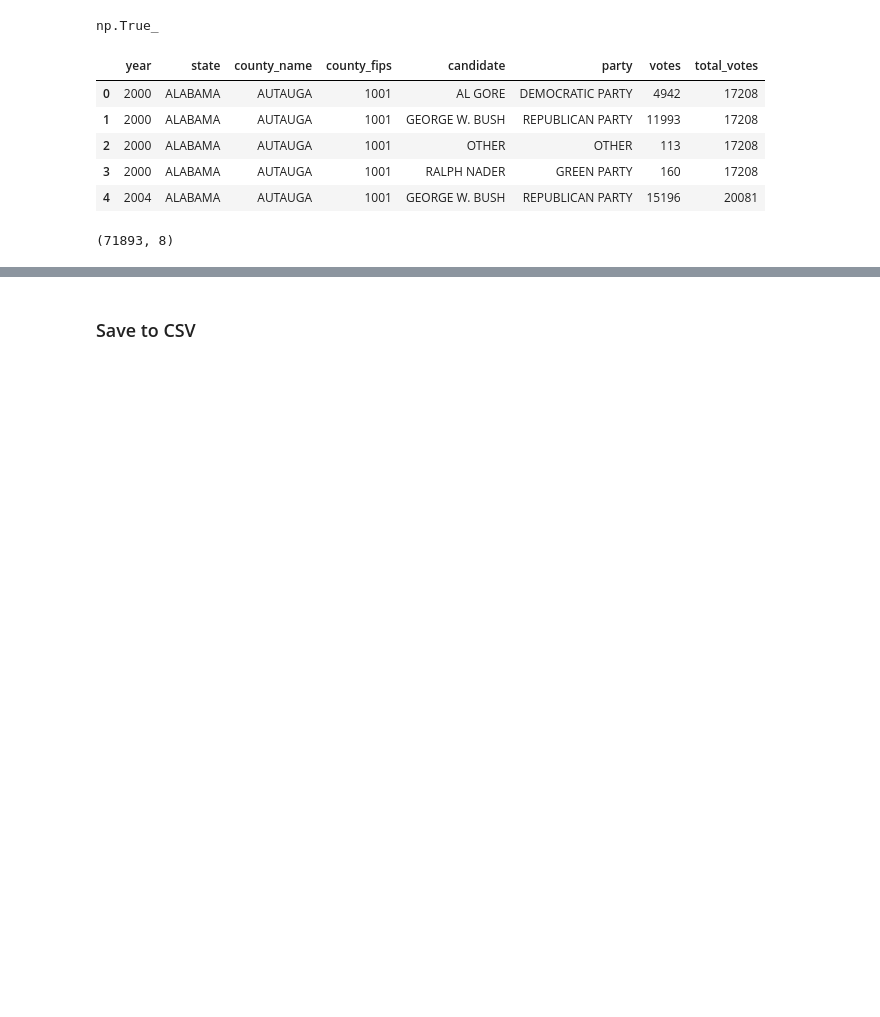
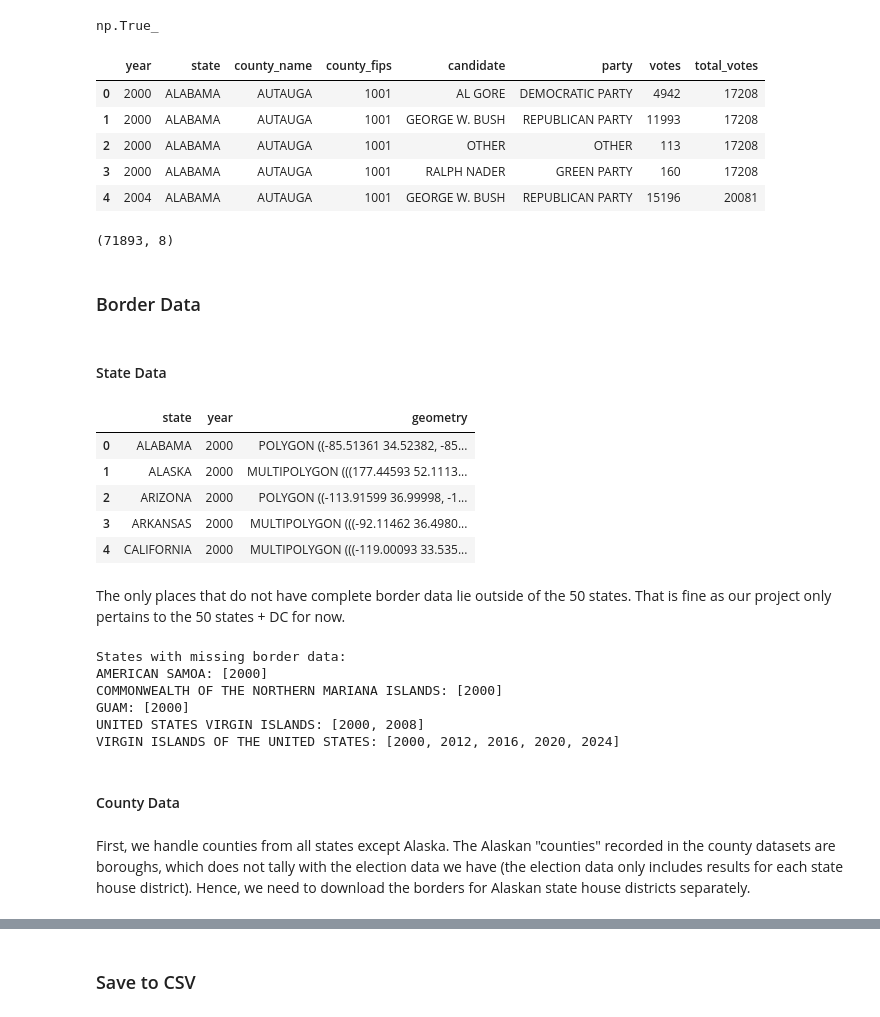
Before and after one commit to chiabingxuan/pollytics, a Jupyter notebook: src/backend/etl/us_county_pres_processing.ipynb, the cells around one changed output, grey strips where cells are left out. Drawn from its saved outputs; the diff is of its cells as text; code cells hidden in the pictures; blank space fills up the shorter version.

Commit message:
feat: Add and process geometry data for borders

```diff
--- a/src/backend/etl/us_county_pres_processing.ipynb
+++ b/src/backend/etl/us_county_pres_processing.ipynb
@@ -578,3 +603,74 @@ pres_election_df.head()
 pres_election_df.shape
 # %% [output]
 (71893, 8)
+# %% [markdown]
+### Border Data
+# %%
+YEARS = [2000, 2008, 2012, 2016, 2020, 2024]
+# %% [markdown]
+#### State Data
+# %%
+states_df_combined = None
+
+for year in YEARS:
+    states_df_for_year = gpd.read_file(os.path.join(DATA_PATH, "raw", "us_state_borders", f"tl_{year}_us_state.zip"))
+
+    if year == 2000:
+        states_df_for_year = states_df_for_year.rename(columns={"NAME00": "NAME"})
+
+    states_df_for_year = states_df_for_year[["NAME", "geometry"]]
+
+    states_df_for_year["NAME"] = states_df_for_year["NAME"].str.upper()
+    states_df_for_year = states_df_for_year.to_crs(4326)  # convert geometry to compatible type
+
+    states_df_for_year = states_df_for_year.rename(columns={"NAME": "state"})
+    states_df_for_year["year"] = year
+    states_df_for_year = states_df_for_year.sort_values(by=["state", "year"]).reset_index(drop=True)
+
+    states_df_for_year = states_df_for_year[["state", "year", "geometry"]]
+
+    if states_df_combined is None:
+        states_df_combined = states_df_for_year
+    else:
+        states_df_combined = pd.concat([states_df_combined, states_df_for_year], axis=0, ignore_index=True)
+# %%
+states_df_combined.head()
+# %% [output]
+|  | state | year | geometry |
+| 0 | ALABAMA | 2000 | POLYGON ((-85.51361 34.52382, -85... |
+| 1 | ALASKA | 2000 | MULTIPOLYGON (((177.44593 52.1113... |
+| 2 | ARIZONA | 2000 | POLYGON ((-113.91599 36.99998, -1... |
+| 3 | ARKANSAS | 2000 | MULTIPOLYGON (((-92.11462 36.4980... |
+| 4 | CALIFORNIA | 2000 | MULTIPOLYGON (((-119.00093 33.535... |
+# %% [markdown]
+The only places that do not have complete border data lie outside of the 50 states. That is fine as our project only pertains to the 50 states + DC for now.
+# %%
+required_years = set(YEARS)
+
+# Years present for each state
+years_by_state = states_df_combined.groupby("state")["year"].apply(set)
+
+# States missing one or more required years
+missing = {
+    fips: sorted(required_years - years)
+    for fips, years in years_by_state.items()
+    if not required_years.issubset(years)
+}
+
+if missing:
+    print("States with missing border data:")
+    for fips, years in missing.items():
+        print(f"{fips}: {years}")
+else:
+    print("No states with missing border data!")
+# %% [output]
+States with missing border data:
+AMERICAN SAMOA: [2000]
+COMMONWEALTH OF THE NORTHERN MARIANA ISLANDS: [2000]
+GUAM: [2000]
+UNITED STATES VIRGIN ISLANDS: [2000, 2008]
+VIRGIN ISLANDS OF THE UNITED STATES: [2000, 2012, 2016, 2020, 2024]
+# %% [markdown]
+#### County Data
+# %% [markdown]
+First, we handle counties from all states except Alaska. The Alaskan "counties" recorded in the county datasets are boroughs, which does not tally with the election data we have (the election data only includes results for each state house district). Hence, we need to download the borders for Alaskan state house districts separately.
```
Also changed, not shown: parts of 19 cells of this notebook, 2 other files.
